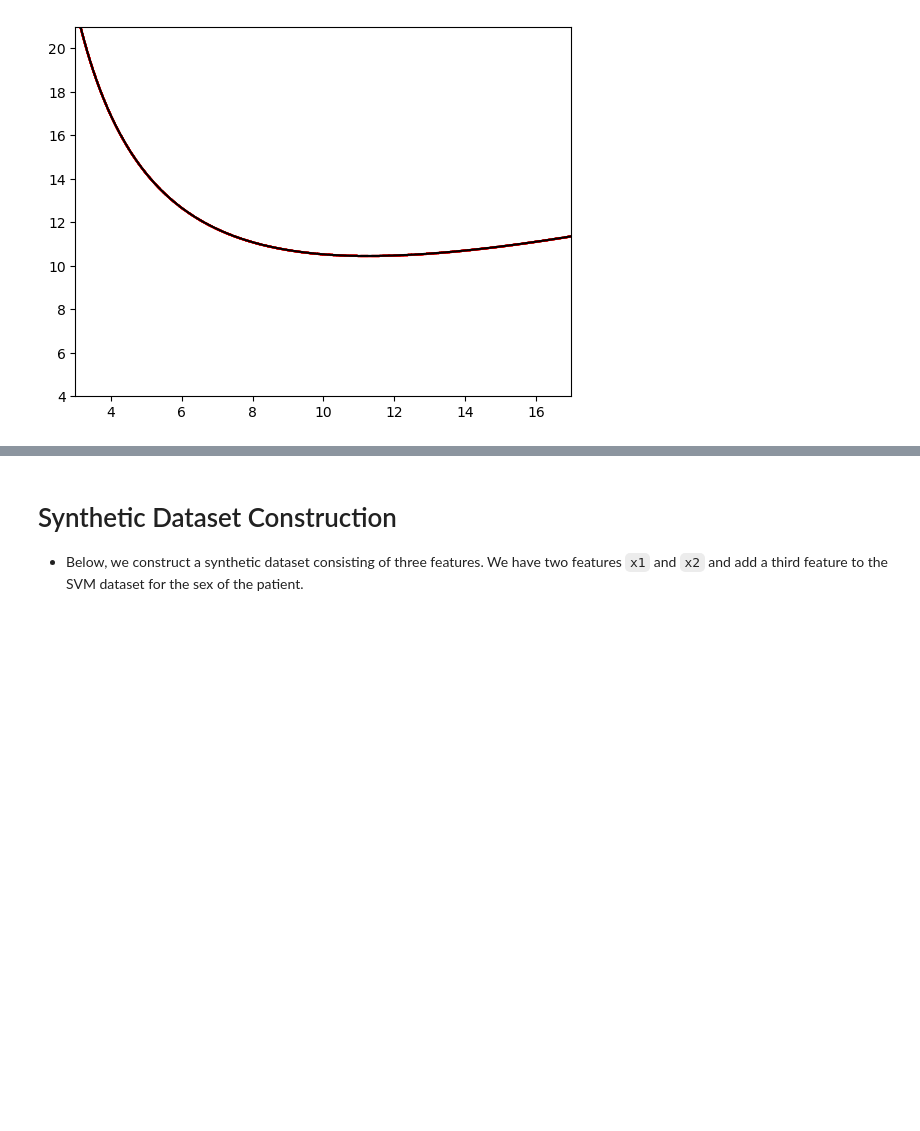
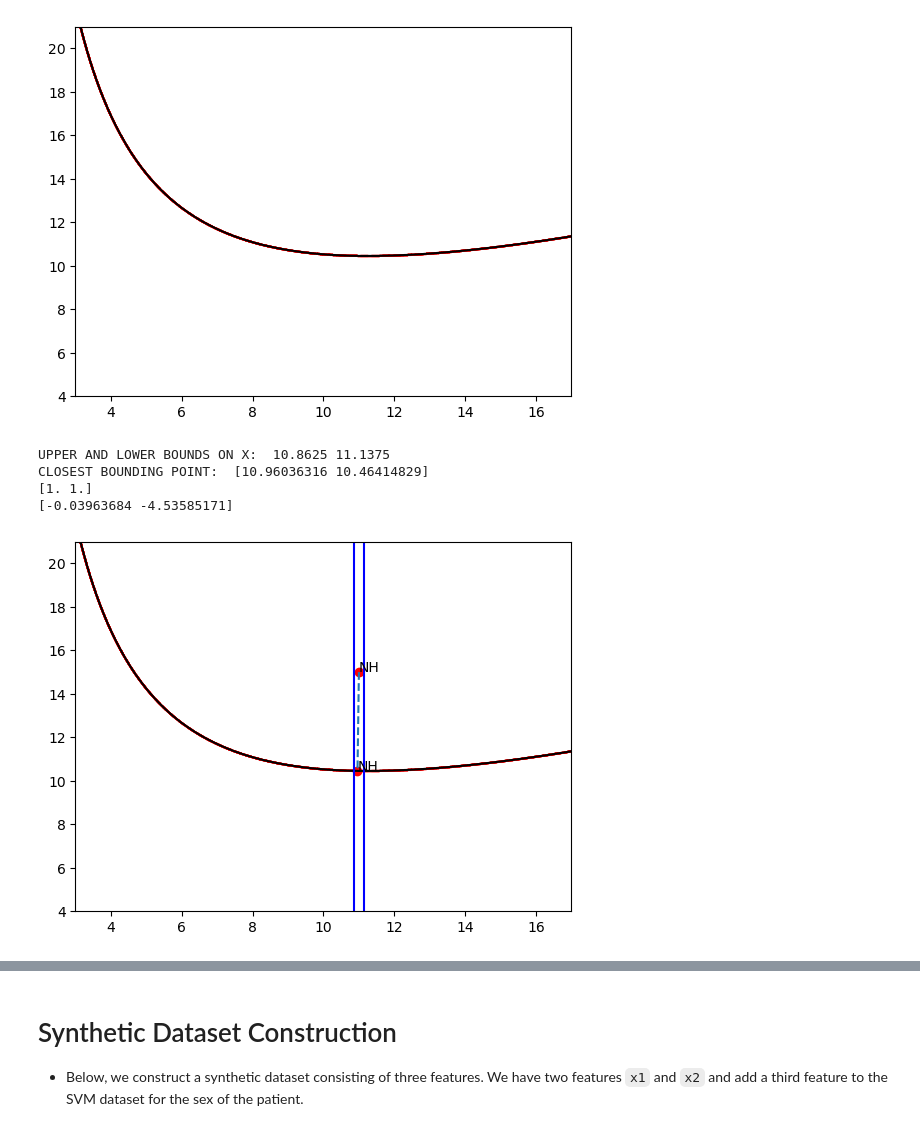
Before and after one commit to dsin85691/SSBA_For_Counterfactuals, a Jupyter notebook: research_notebook.ipynb, the cells around one changed output, grey strips where cells are left out. Saved outputs shown, nothing was run; the diff lists cells and outputs as text; code cells hidden in the pictures; blank space fills up the shorter version.

```diff
--- a/research_notebook.ipynb
+++ b/research_notebook.ipynb
@@ -484,4 +503,12 @@ optimal_projection = optimal_point(df, svm_classifier, desired_class=-1, undesir
 # %% [output]
 TypeError: change_px and change_py are both None
 [figure]
+# %%
+optimal_projection = optimal_point(df, svm_classifier, desired_class=-1, undesired_coords=(11,15), change_px=2.5, change_py=None)
+# %% [output]
+UPPER AND LOWER BOUNDS ON X:  10.8625 11.1375
+CLOSEST BOUNDING POINT:  [10.96036316 10.46414829]
+[1. 1.]
+[-0.03963684 -4.53585171]
+[figure, added]
 # %%
```
Also changed, not shown: parts of 42 cells of this notebook, 7 other files.
